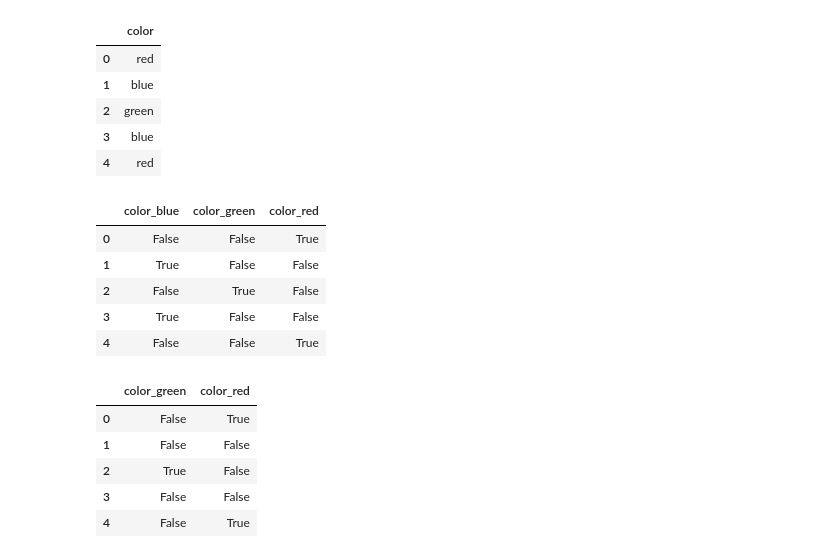
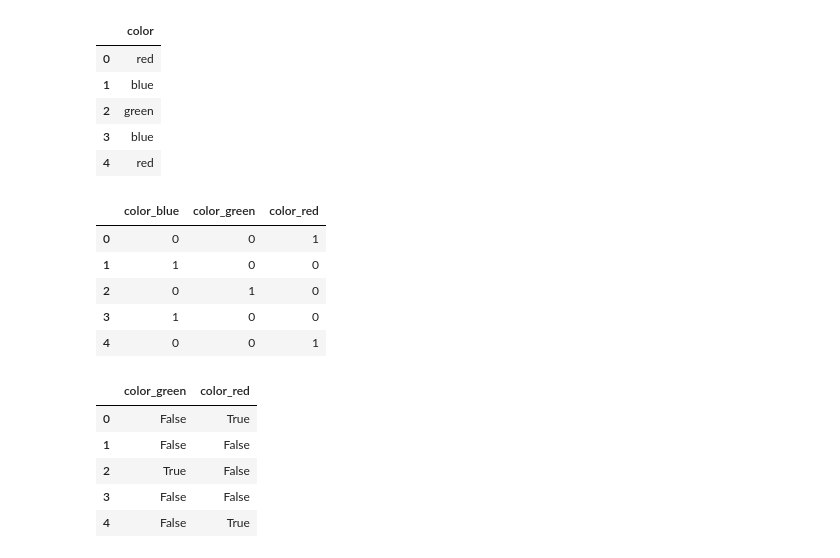
Before and after one commit to vcdemy/20240409, a Jupyter notebook: 20240409筆記.ipynb, the cells around one changed output. Cells and saved outputs as stored; diff of their text form; code cells hidden in the pictures.

```diff
--- a/20240409筆記.ipynb
+++ b/20240409筆記.ipynb
@@ -475,14 +463,14 @@ df
 | 3 | blue |
 | 4 | red |
 # %%
-pd.get_dummies(df)
+pd.get_dummies(df, dtype=int)
 # %% [output]
 |  | color_blue | color_green | color_red |
-| 0 | False | False | True |
-| 1 | True | False | False |
-| 2 | False | True | False |
-| 3 | True | False | False |
-| 4 | False | False | True |
+| 0 | 0 | 0 | 1 |
+| 1 | 1 | 0 | 0 |
+| 2 | 0 | 1 | 0 |
+| 3 | 1 | 0 | 0 |
+| 4 | 0 | 0 | 1 |
 # %%
 pd.get_dummies(df, drop_first=True)
 # %% [output]
```
Also changed, not shown: parts of 8 cells of this notebook.
